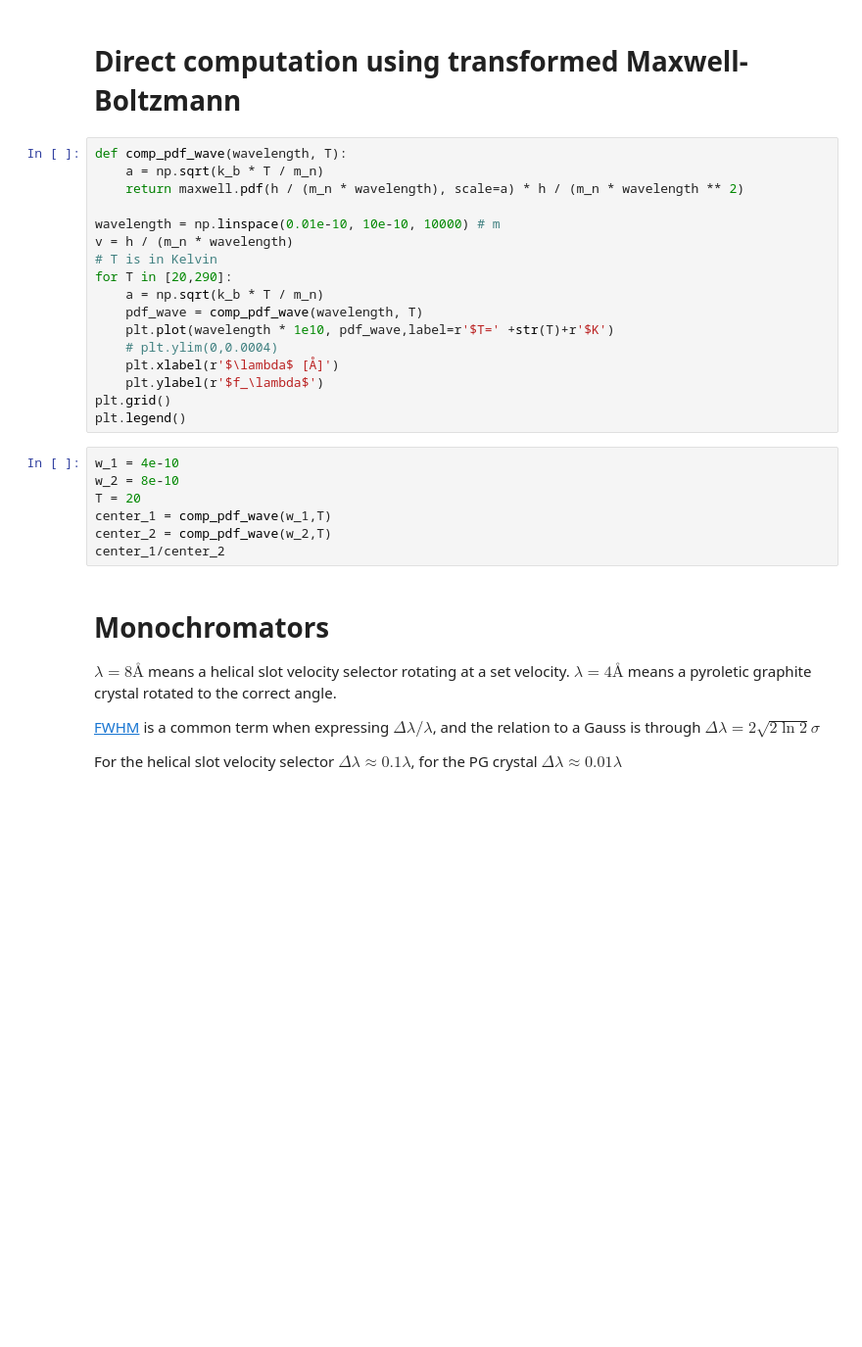
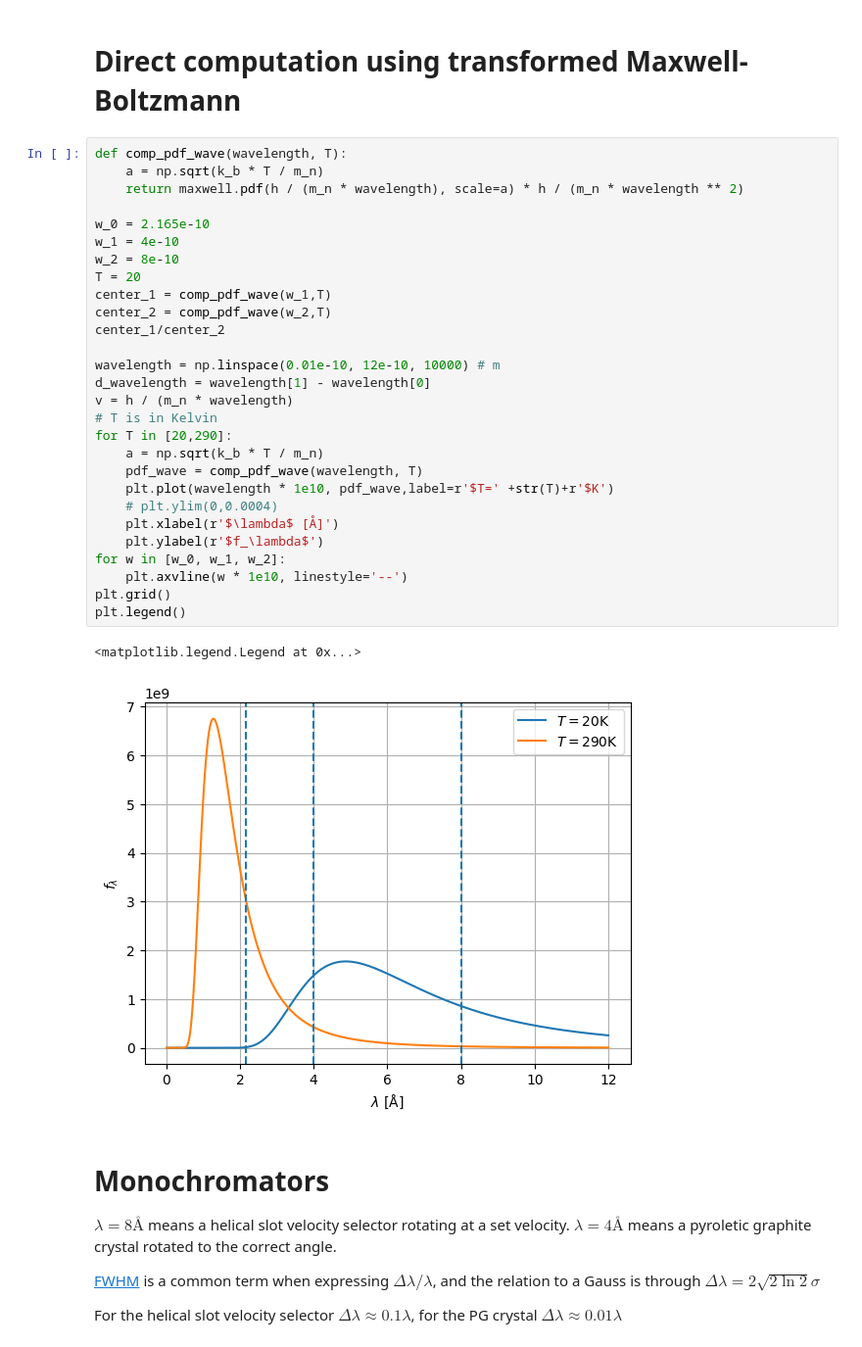
Before and after one commit to McStasMcXtrace/semsans, a Jupyter notebook: source-model.ipynb, the cells around one changed output. Shown at 98% size. Cells and saved outputs as stored; diff of their text form; blank space fills up the shorter version.

```diff
--- a/source-model.ipynb
+++ b/source-model.ipynb
@@ -56,27 +74,34 @@ np.sum(pdf_wave * 1e-10)
 # %%
 def comp_pdf_wave(wavelength, T):
     a = np.sqrt(k_b * T / m_n)
     return maxwell.pdf(h / (m_n * wavelength), scale=a) * h / (m_n * wavelength ** 2)
 
-wavelength = np.linspace(0.01e-10, 10e-10, 10000) # m
+w_0 = 2.165e-10
+w_1 = 4e-10
+w_2 = 8e-10
+T = 20
+center_1 = comp_pdf_wave(w_1,T)
+center_2 = comp_pdf_wave(w_2,T)
+center_1/center_2
+
+wavelength = np.linspace(0.01e-10, 12e-10, 10000) # m
+d_wavelength = wavelength[1] - wavelength[0]
 v = h / (m_n * wavelength)
 # T is in Kelvin
 for T in [20,290]:
     a = np.sqrt(k_b * T / m_n)
     pdf_wave = comp_pdf_wave(wavelength, T)
     plt.plot(wavelength * 1e10, pdf_wave,label=r'$T=' +str(T)+r'$K')
     # plt.ylim(0,0.0004)
     plt.xlabel(r'$\lambda$ [Å]')
     plt.ylabel(r'$f_\lambda$')
+for w in [w_0, w_1, w_2]:
+    plt.axvline(w * 1e10, linestyle='--')
 plt.grid()
 plt.legend()
+# %% [output]
+<matplotlib.legend.Legend at 0x...>
+[figure, added]
-# %%
-w_1 = 4e-10
-w_2 = 8e-10
-T = 20
-center_1 = comp_pdf_wave(w_1,T)
-center_2 = comp_pdf_wave(w_2,T)
-center_1/center_2
 # %% [markdown]
 # Monochromators
 $\lambda = 8 Å$ means a helical slot velocity selector rotating at a set velocity.
```
Also changed, not shown: parts of 11 cells of this notebook.
